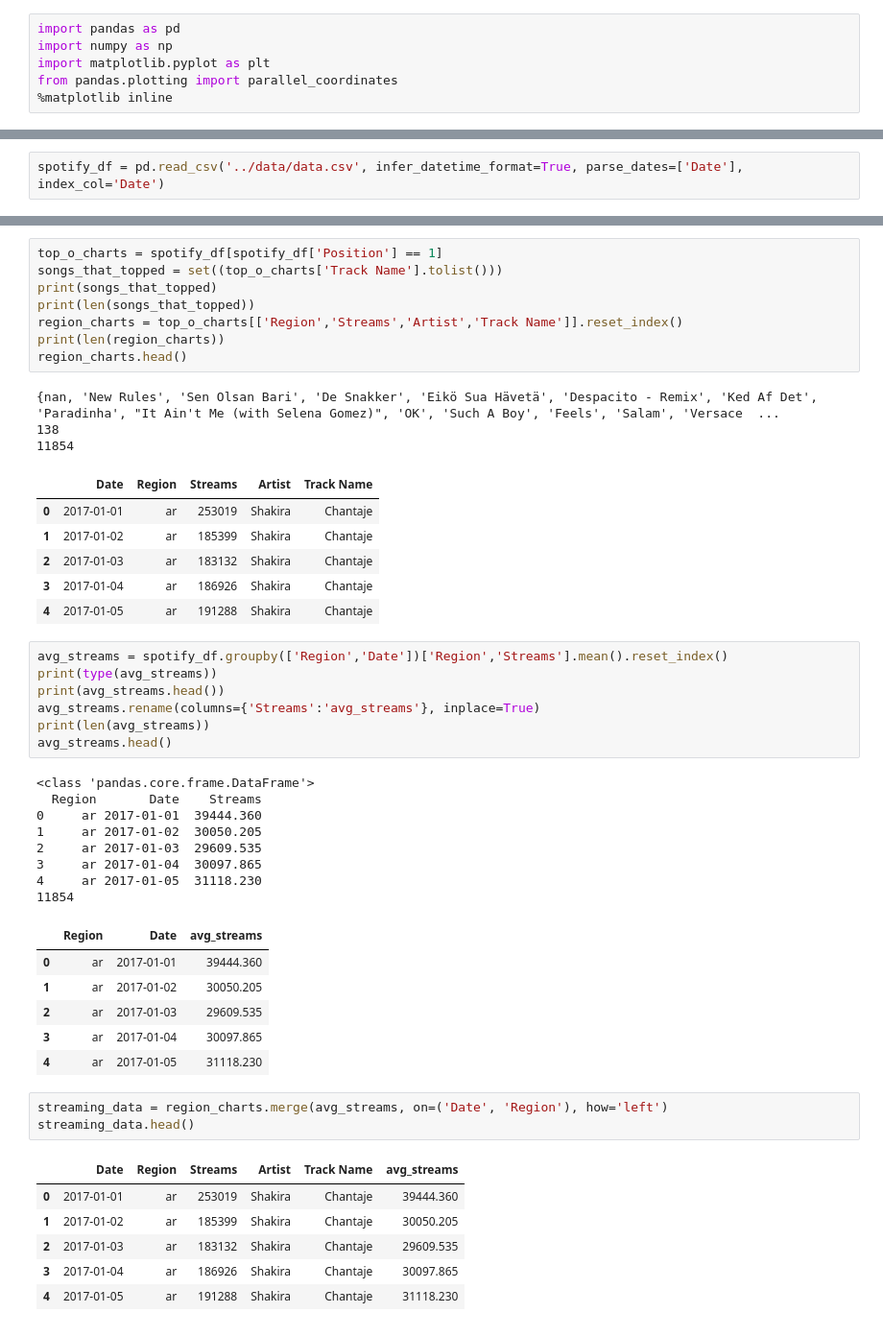
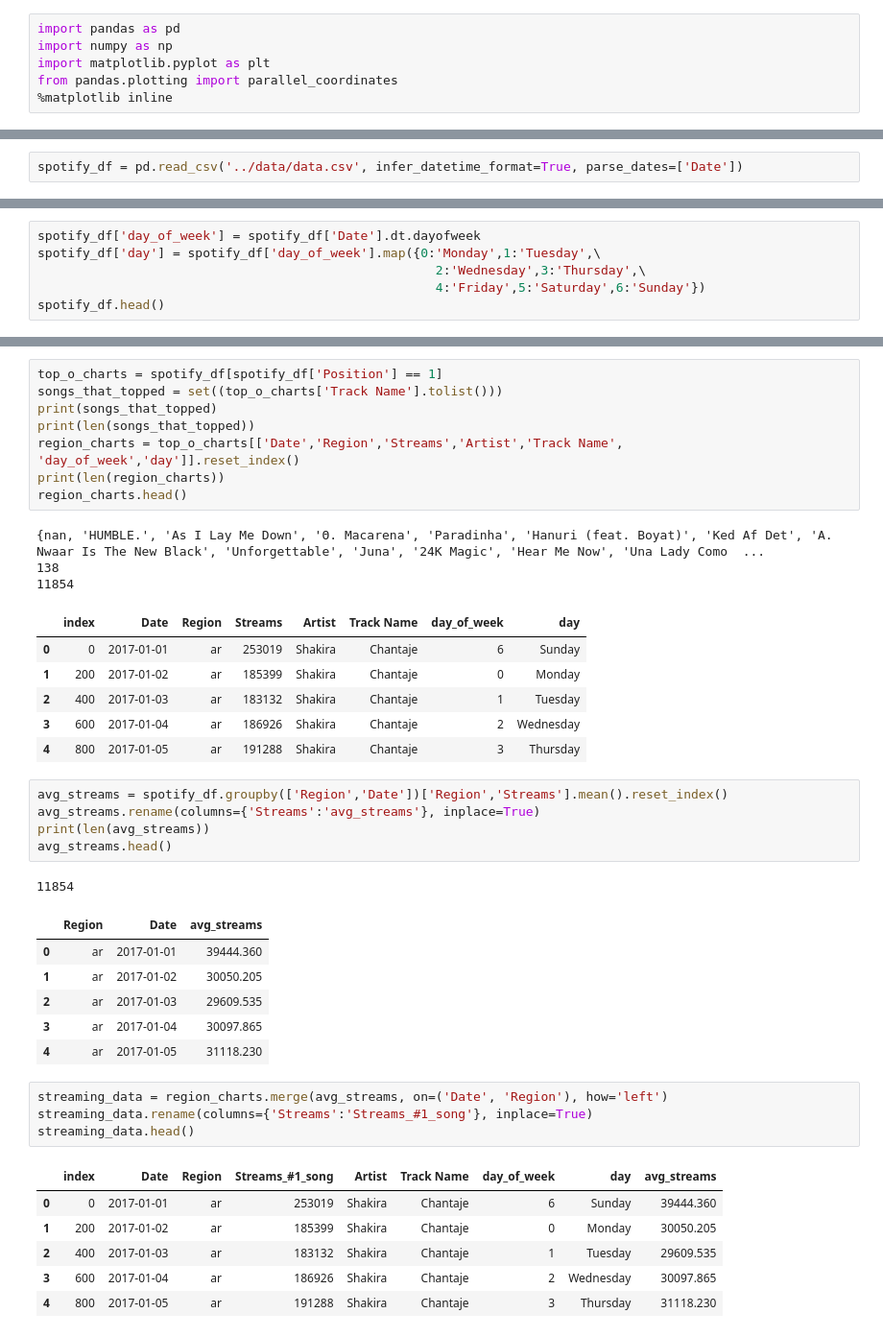
Before and after one commit to maxgrossenbacher/Forecasting_daily_spotify_streams, a Jupyter notebook: src/Spotify_Time_Series.ipynb, the cells around one changed output, grey strips where cells are left out. Shown: that part at 96% size. Cells and saved outputs as stored; diff of their text form.

```diff
--- a/src/Spotify_Time_Series.ipynb
+++ b/src/Spotify_Time_Series.ipynb
@@ -7,2 +12,2 @@ from pandas.plotting import parallel_coordinates
 # %%
-spotify_df = pd.read_csv('../data/data.csv', infer_datetime_format=True, parse_dates=['Date'], index_col='Date')
+spotify_df = pd.read_csv('../data/data.csv', infer_datetime_format=True, parse_dates=['Date'])
@@ -18,0 +14,6 @@ spotify_df.head()
+# %%
+spotify_df['day_of_week'] = spotify_df['Date'].dt.dayofweek
+spotify_df['day'] = spotify_df['day_of_week'].map({0:'Monday',1:'Tuesday',\
+                                                     2:'Wednesday',3:'Thursday',\
+                                                     4:'Friday',5:'Saturday',6:'Sunday'})
+spotify_df.head()
@@ -47,34 +58,25 @@ top_o_charts = spotify_df[spotify_df['Position'] == 1]
 songs_that_topped = set((top_o_charts['Track Name'].tolist()))
 print(songs_that_topped)
 print(len(songs_that_topped))
-region_charts = top_o_charts[['Region','Streams','Artist','Track Name']].reset_index()
+region_charts = top_o_charts[['Date','Region','Streams','Artist','Track Name', 'day_of_week','day']].reset_index()
 print(len(region_charts))
 region_charts.head()
 # %% [output]
-{nan, 'New Rules', 'Sen Olsan Bari', 'De Snakker', 'Eikö Sua Hävetä', 'Despacito - Remix', 'Ked Af Det', 'Paradinha', "It Ain't Me (with Selena Gomez)", 'OK', 'Such A Boy', 'Feels', 'Salam', 'Versace  ...
+{nan, 'HUMBLE.', 'As I Lay Me Down', 'Θ. Macarena', 'Paradinha', 'Hanuri (feat. Boyat)', 'Ked Af Det', 'Α. Nwaar Is The New Black', 'Unforgettable', 'Juna', '24K Magic', 'Hear Me Now', 'Una Lady Como  ...
 138
 11854
-|  | Date | Region | Streams | Artist | Track Name |
-| 0 | 2017-01-01 | ar | 253019 | Shakira | Chantaje |
-| 1 | 2017-01-02 | ar | 185399 | Shakira | Chantaje |
-| 2 | 2017-01-03 | ar | 183132 | Shakira | Chantaje |
-| 3 | 2017-01-04 | ar | 186926 | Shakira | Chantaje |
-| 4 | 2017-01-05 | ar | 191288 | Shakira | Chantaje |
+|  | index | Date | Region | Streams | Artist | Track Name | day_of_week | day |
+| 0 | 0 | 2017-01-01 | ar | 253019 | Shakira | Chantaje | 6 | Sunday |
+| 1 | 200 | 2017-01-02 | ar | 185399 | Shakira | Chantaje | 0 | Monday |
+| 2 | 400 | 2017-01-03 | ar | 183132 | Shakira | Chantaje | 1 | Tuesday |
+| 3 | 600 | 2017-01-04 | ar | 186926 | Shakira | Chantaje | 2 | Wednesday |
+| 4 | 800 | 2017-01-05 | ar | 191288 | Shakira | Chantaje | 3 | Thursday |
 # %%
 avg_streams = spotify_df.groupby(['Region','Date'])['Region','Streams'].mean().reset_index()
-print(type(avg_streams))
-print(avg_streams.head())
 avg_streams.rename(columns={'Streams':'avg_streams'}, inplace=True)
 print(len(avg_streams))
 avg_streams.head()
 # %% [output]
-<class 'pandas.core.frame.DataFrame'>
-  Region       Date    Streams
-0     ar 2017-01-01  39444.360
-1     ar 2017-01-02  30050.205
-2     ar 2017-01-03  29609.535
-3     ar 2017-01-04  30097.865
-4     ar 2017-01-05  31118.230
 11854
 |  | Region | Date | avg_streams |
 | 0 | ar | 2017-01-01 | 39444.360 |
@@ -84,11 +86,12 @@ avg_streams.head()
 | 4 | ar | 2017-01-05 | 31118.230 |
 # %%
 streaming_data = region_charts.merge(avg_streams, on=('Date', 'Region'), how='left')
+streaming_data.rename(columns={'Streams':'Streams_#1_song'}, inplace=True)
 streaming_data.head()
 # %% [output]
-|  | Date | Region | Streams | Artist | Track Name | avg_streams |
-| 0 | 2017-01-01 | ar | 253019 | Shakira | Chantaje | 39444.360 |
-| 1 | 2017-01-02 | ar | 185399 | Shakira | Chantaje | 30050.205 |
-| 2 | 2017-01-03 | ar | 183132 | Shakira | Chantaje | 29609.535 |
-| 3 | 2017-01-04 | ar | 186926 | Shakira | Chantaje | 30097.865 |
-| 4 | 2017-01-05 | ar | 191288 | Shakira | Chantaje | 31118.230 |
+|  | index | Date | Region | Streams_#1_song | Artist | Track Name | day_of_week | day | avg_streams |
+| 0 | 0 | 2017-01-01 | ar | 253019 | Shakira | Chantaje | 6 | Sunday | 39444.360 |
+| 1 | 200 | 2017-01-02 | ar | 185399 | Shakira | Chantaje | 0 | Monday | 30050.205 |
+| 2 | 400 | 2017-01-03 | ar | 183132 | Shakira | Chantaje | 1 | Tuesday | 29609.535 |
+| 3 | 600 | 2017-01-04 | ar | 186926 | Shakira | Chantaje | 2 | Wednesday | 30097.865 |
+| 4 | 800 | 2017-01-05 | ar | 191288 | Shakira | Chantaje | 3 | Thursday | 31118.230 |
```
Also changed, not shown: parts of 16 cells of this notebook.
